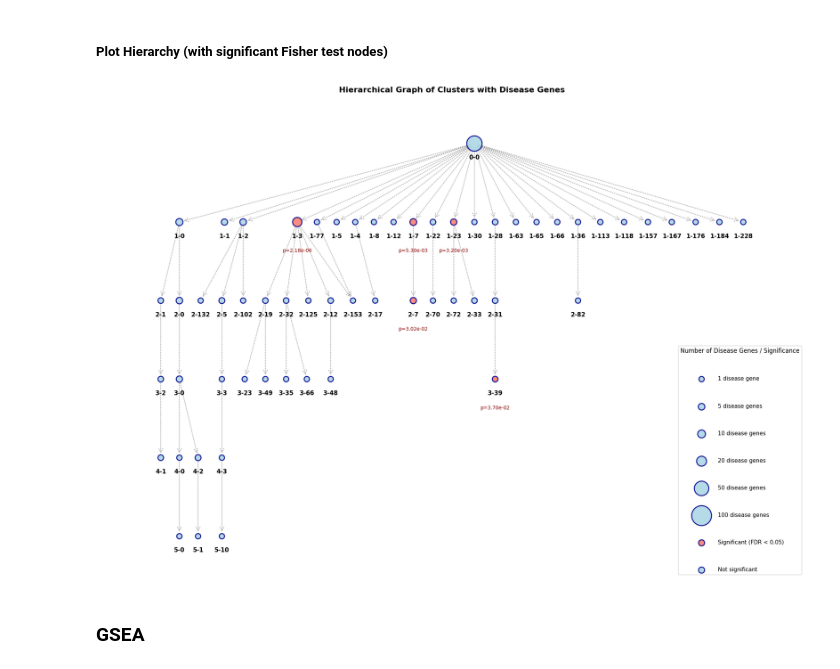
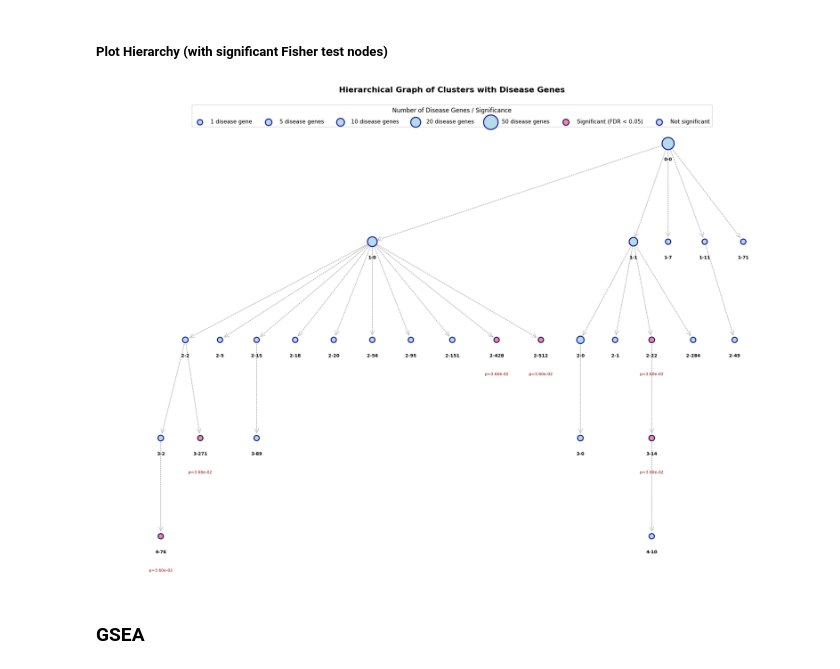
Before and after one commit to ikernunezca/HiDeF_transmed, a Jupyter notebook: hidef_CMS.ipynb, the cells around one changed output. Cells and saved outputs as stored; diff of their text form; code cells hidden in the pictures.

```diff
--- a/hidef_CMS.ipynb
+++ b/hidef_CMS.ipynb
@@ -29,0 +30,5 @@ input_genes[:10]
+# %%
+if len(input_genes) > 150:
+    input_genes = input_genes[:150]
+
+len(input_genes)
@@ -34,7 +41,7 @@ input_genes[:10]
 # %%
 
 # Import nodes file from HiDeF output (test_run_1_.nodes) into a dictionary with cluster id as key and list of genes as value
-nodes_df = pd.read_csv('output_examples/test_run_1_.nodes', sep='\t', header=None)
+nodes_df = pd.read_csv('output_examples/test_run_k10_.nodes', sep='\t', header=None)
 
 # Column 0: cluster name, column 1: size, column 2: space-separated genes
 nodes_dict = {
@@ -48,7 +51,7 @@ nodes_dict['Cluster1-289']
 # %% [markdown]
 #### Import HiDeF Hierarchy Graph
 # %%
-hierarchy_graph = pd.read_csv('output_examples/test_run_1_.edges', sep='\t', header=None)
+hierarchy_graph = pd.read_csv('output_examples/test_run_k10_.edges', sep='\t', header=None)
 hierarchy_graph.head()
 # %% [output]
 |  | 0 | 1 | 2 |
@@ -136,5 +139,9 @@ print(f"Background: {N} genes, {K} disease genes")
 print(f"\nTotal clusters tested: {len(results_df)}")
 print(f"Significant clusters (FDR < 0.05): {results_df['significant'].sum()}")
 print()
+
+# Filter significant entries with only 1 disease gene
+results_df = results_df[results_df['disease_genes_in_cluster'] > 1]
+
 results_df.head(20)
 # %% [output]
@@ -185,7 +192,7 @@ for node in G.nodes():
 # Create node size list in the order of nodes
 sizes = [node_sizes[node] for node in G.nodes()]
 
-# Assign colors: significant nodes get salmon, others get lightblue
+# Assign colors
 node_colors = []
 for node in G.nodes():
     if node in sig_lookup and sig_lookup[node]['significant']:
@@ -193,7 +200,6 @@ for node in G.nodes():
     else:
         node_colors.append('lightblue')
 
-# Remove "Cluster" from node labels for better visualization
 # Keep a mapping from new label -> old label to look up significance
 old_to_new = {node: node.replace('Cluster', '') for node in G.nodes()}
 sig_lookup_new = {old_to_new[k]: v for k, v in sig_lookup.items() if k in old_to_new}
@@ -225,39 +231,39 @@ plt.figure(figsize=(20, 14), facecolor='white')
 nx.draw_networkx_nodes(G, pos, node_size=sizes, node_color=node_colors,
                        edgecolors='darkblue', linewidths=2, alpha=0.9)
 nx.draw_networkx_edges(G, pos, edge_color='gray', arrows=True,
                        arrowsize=20, arrowstyle='->', width=1.5, alpha=0.6, style='dotted')
-nx.draw_networkx_labels(G, label_pos, font_size=12, font_weight='bold', font_family='sans-serif', verticalalignment='top')
+nx.draw_networkx_labels(G, label_pos, font_size=9, font_weight='bold', font_family='sans-serif', verticalalignment='top')
 
 # Draw p-value labels for significant nodes
-nx.draw_networkx_labels(G, pval_pos, labels=pval_labels, font_size=10,
+nx.draw_networkx_labels(G, pval_pos, labels=pval_labels, font_size=8,
                         font_color='darkred', verticalalignment='top')
 
 # Add title
 plt.title('Hierarchical Graph of Clusters with Disease Genes',
           fontsize=16, fontweight='bold', pad=20)
 
 # Create legend for node sizes
-legend_sizes = [1, 5, 10, 20, 50, 100]
+legend_sizes = [1, 5, 10, 20, 50]
 legend_elements = [plt.scatter([], [], s=100 + (s * 15), c='lightblue',
                               edgecolors='darkblue', linewidths=2, alpha=0.9,
                               label=f'{s} disease gene{"s" if s > 1 else ""}')
                   for s in legend_sizes]
 
 # Add color legend entries
 legend_elements += [
     plt.scatter([], [], s=150, c='salmon', edgecolors='darkblue', linewidths=2, alpha=0.9, label='Significant (FDR < 0.05)'),
     plt.scatter([], [], s=150, c='lightblue', edgecolors='darkblue', linewidths=2, alpha=0.9, label='Not significant'),
 ]
 
-plt.legend(handles=legend_elements, loc='lower right', fontsize=11,
+plt.legend(handles=legend_elements, loc='upper center', fontsize=11,
           title='Number of Disease Genes / Significance', title_fontsize=12, framealpha=0.9,
-          labelspacing=4, handletextpad=2)
+          labelspacing=1, handletextpad=1, ncol=len(legend_elements))
 
 plt.axis('off')
 plt.tight_layout()
 plt.show()
 # %% [output]
-[figure, old version]
+[figure, new version]
 # %% [markdown]
 ### GSEA
 # %%
```
Also changed, not shown: parts of 11 cells of this notebook, 46 other files.
